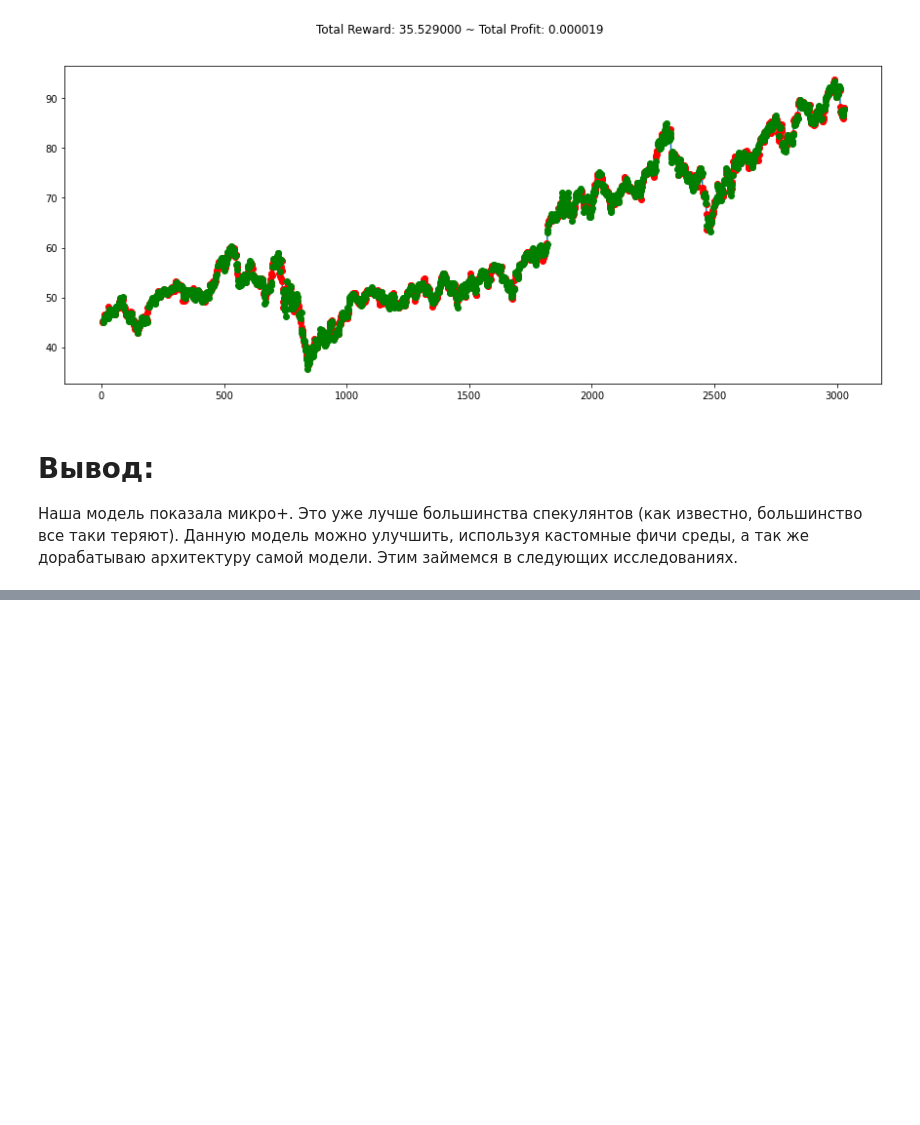
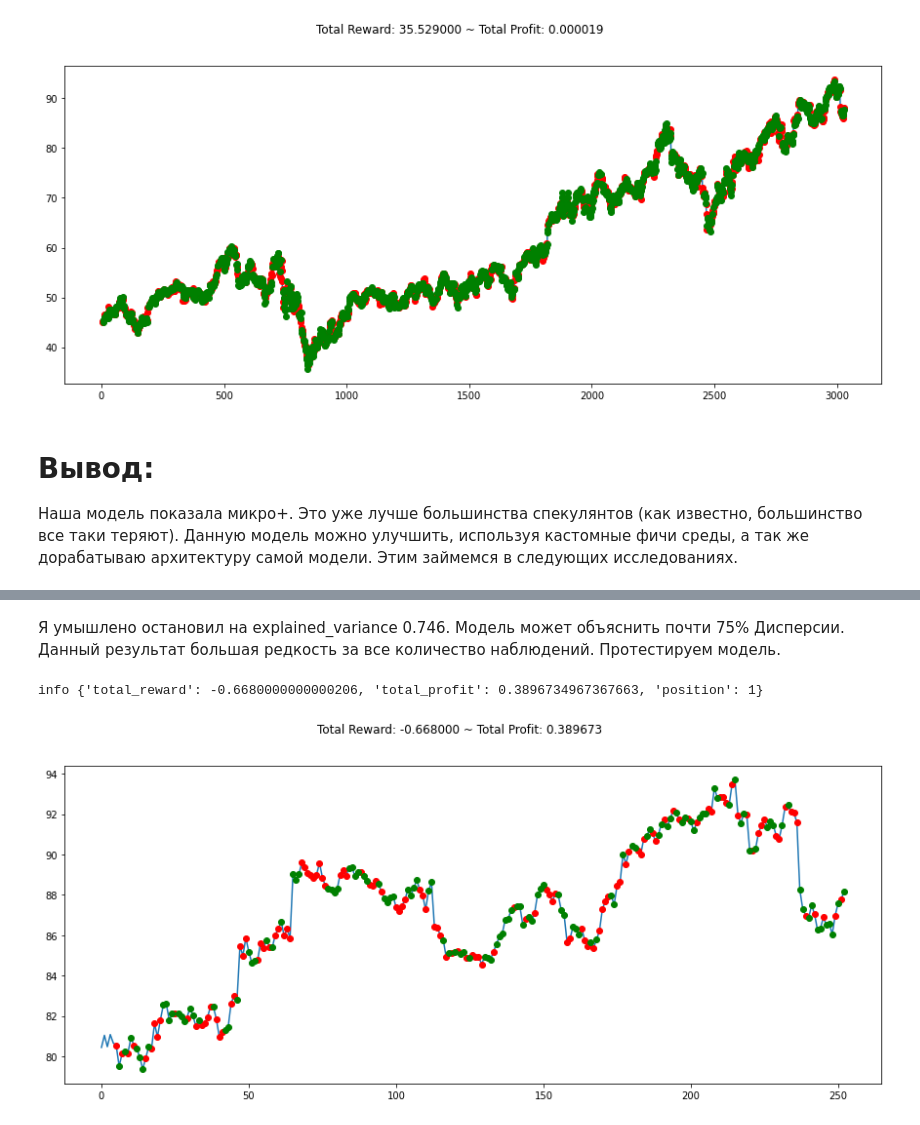
Before and after one commit to IaroslavKonev/Stocks_Market, a Jupyter notebook: PG - RL.ipynb, the cells around one changed output, grey strips where cells are left out. Cells and saved outputs as stored; diff of their text form; code cells hidden in the pictures; blank space fills up the shorter version.

```diff
--- a/PG - RL.ipynb
+++ b/PG - RL.ipynb
@@ -188,0 +332,8 @@ plt.show()
+# %%
+# Создаем среду
+env_maker = lambda: gym.make('stocks-v0', df=df, frame_bound=(WEEK,TRAIN), window_size=WEEK)
+env = DummyVecEnv([env_maker])
+# %%
+# Создаем модель и тренируем её
+model = A2C('MlpLstmPolicy', env, verbose=1)
+model.learn(total_timesteps=1000000)
@@ -188,0 +359,23 @@ plt.show()
+# %% [markdown]
+Я умышлено остановил на explained_variance 0.746. Модель может объяснить почти 75% Дисперсии. Данный результат большая редкость за все количество наблюдений. Протестируем модель.
+# %%
+# Попробуем  использовать модель
+env = gym.make('stocks-v0', df=df, frame_bound=(TRAIN-WEEK,len(df)), window_size=WEEK)
+obs = env.reset()
+while True:
+    obs = obs[np.newaxis, ...]
+    action, _states = model.predict(obs)
+    obs, rewards, done, info = env.step(action)
+    if done:
+        print("info", info)
+        break
+# %% [output]
+info {'total_reward': -0.6680000000000206, 'total_profit': 0.3896734967367663, 'position': 1}
+# %%
+# Визуализируем
+plt.figure(figsize=(15,6))
+plt.cla()
+env.render_all()
+plt.show()
+# %% [output]
+[figure, added]
```
Also changed, not shown: parts of 27 cells of this notebook.
